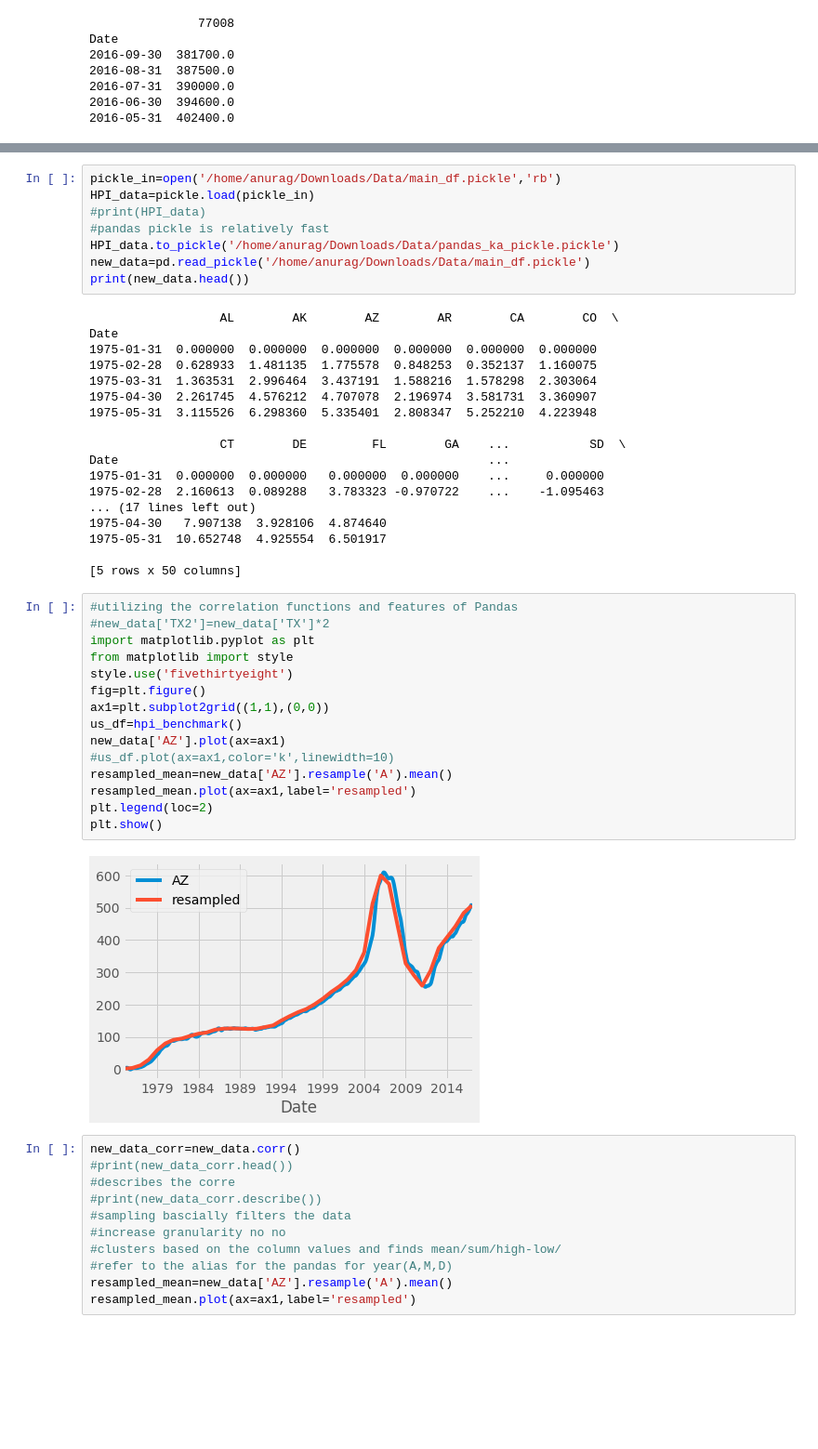
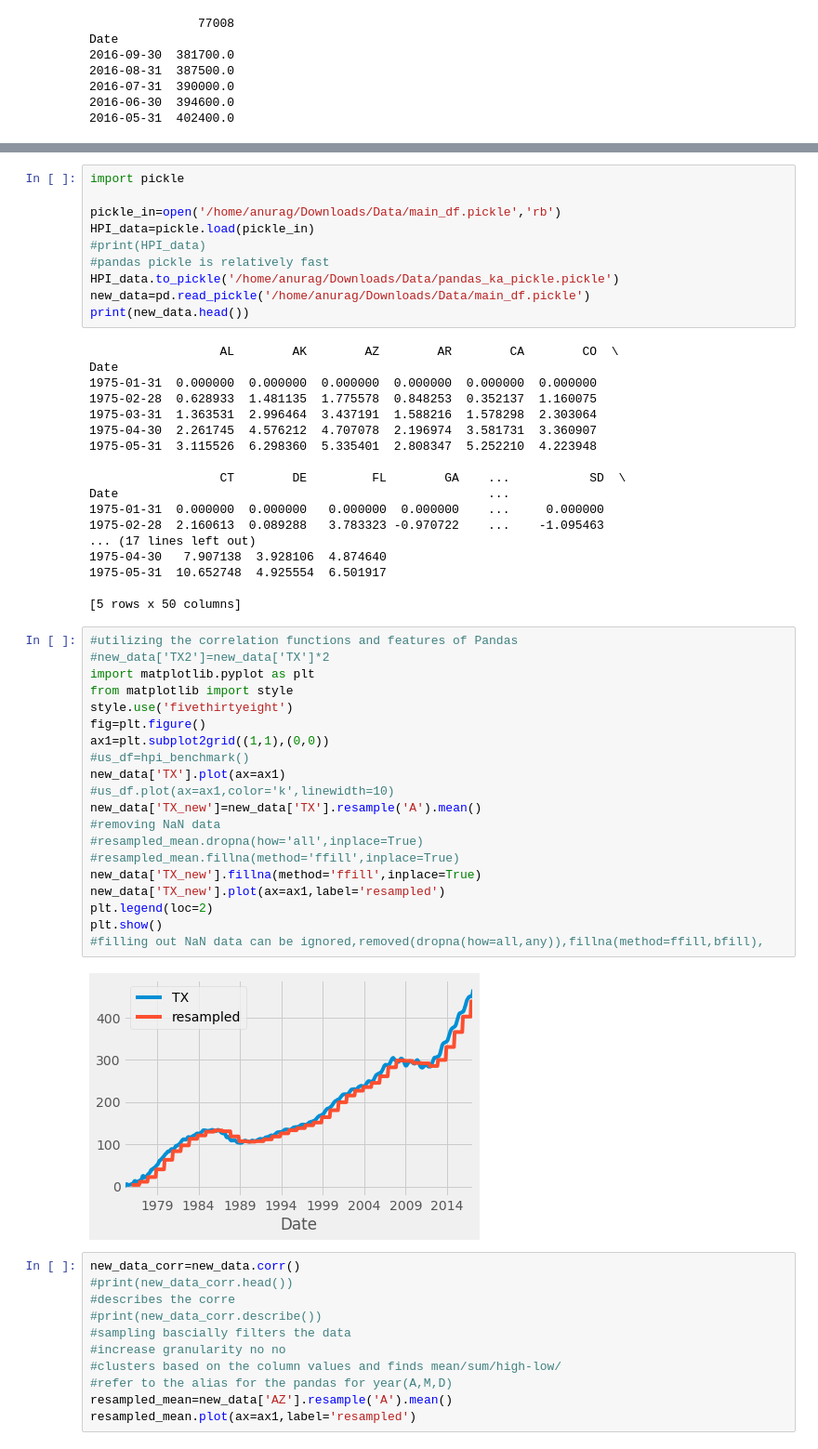
Before and after one commit to gazabAnurag/Quandl, a Jupyter notebook: Quandl.ipynb, the cells around one changed output, grey strips where cells are left out. Shown at 93% size. Saved outputs shown, nothing was run; the diff lists cells and outputs as text; blank space fills up the shorter version.

```diff
--- a/Quandl.ipynb
+++ b/Quandl.ipynb
@@ -109,5 +121,7 @@ def hpi_benchmark():
 #grab_intial_data()
 # %%
+import pickle
+
 pickle_in=open('/home/anurag/Downloads/Data/main_df.pickle','rb')
 HPI_data=pickle.load(pickle_in)
 #print(HPI_data)
@@ -136,20 +150,25 @@ Date                                                   ...
 # %%
 #utilizing the correlation functions and features of Pandas
 #new_data['TX2']=new_data['TX']*2
 import matplotlib.pyplot as plt
 from matplotlib import style
 style.use('fivethirtyeight')
 fig=plt.figure()
 ax1=plt.subplot2grid((1,1),(0,0))
-us_df=hpi_benchmark()
-new_data['AZ'].plot(ax=ax1)
+#us_df=hpi_benchmark()
+new_data['TX'].plot(ax=ax1)
 #us_df.plot(ax=ax1,color='k',linewidth=10)
-resampled_mean=new_data['AZ'].resample('A').mean()
-resampled_mean.plot(ax=ax1,label='resampled')
+new_data['TX_new']=new_data['TX'].resample('A').mean()
+#removing NaN data
+#resampled_mean.dropna(how='all',inplace=True)
+#resampled_mean.fillna(method='ffill',inplace=True)
+new_data['TX_new'].fillna(method='ffill',inplace=True)
+new_data['TX_new'].plot(ax=ax1,label='resampled')
 plt.legend(loc=2)
 plt.show()
+#filling out NaN data can be ignored,removed(dropna(how=all,any)),fillna(method=ffill,bfill),
 # %% [output]
-[figure, old version]
+[figure, new version]
 # %%
 new_data_corr=new_data.corr()
 #print(new_data_corr.head())
```
Also changed, not shown: parts of 7 cells of this notebook.
